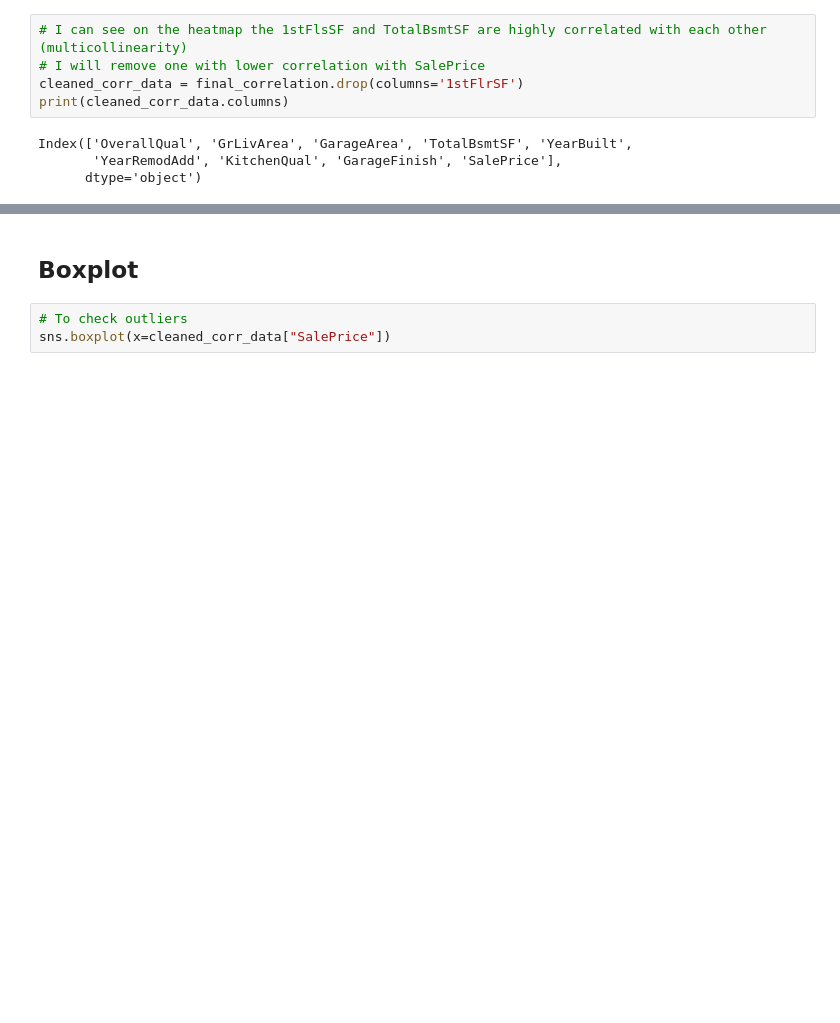
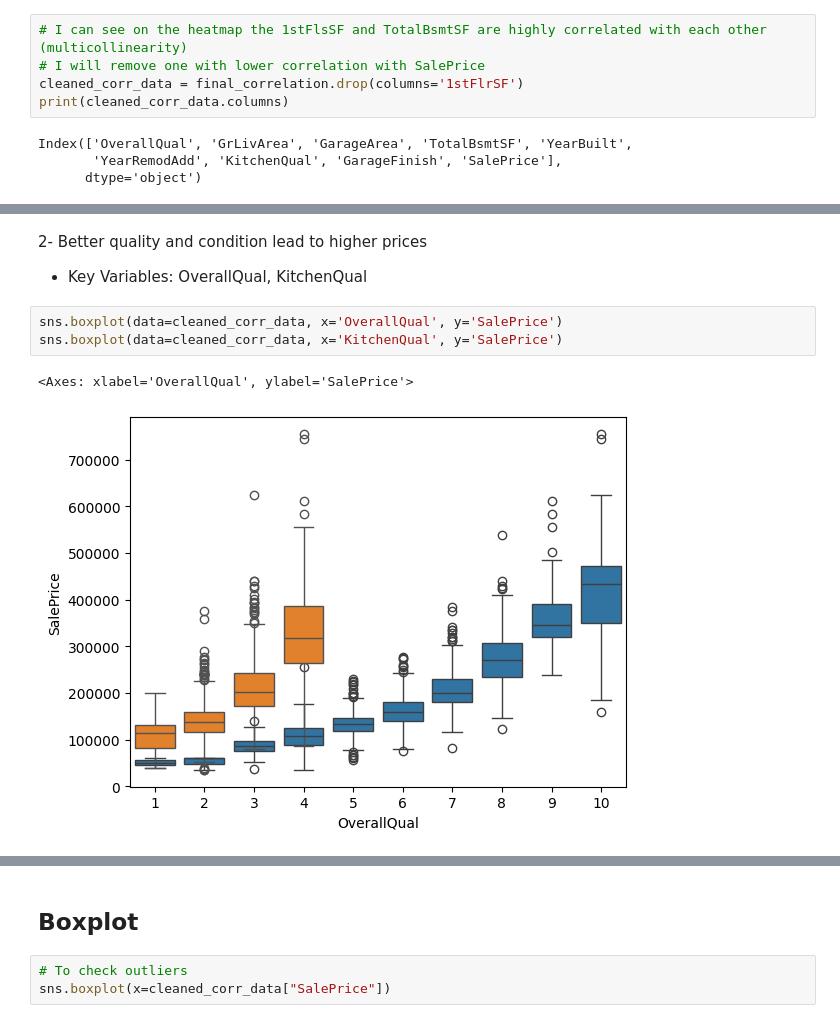
Before and after one commit to Naviid24/pp5-house-price-prediction, a Jupyter notebook: notebooks/data_collection_and_exploration.ipynb, the cells around one changed output, grey strips where cells are left out. Saved outputs shown, nothing was run; the diff lists cells and outputs as text; blank space fills up the shorter version.

```diff
--- a/notebooks/data_collection_and_exploration.ipynb
+++ b/notebooks/data_collection_and_exploration.ipynb
@@ -516,0 +519,9 @@ sns.scatterplot(data=data, x='GarageArea', y='SalePrice')
+# %% [markdown]
+2- Better quality and condition lead to higher prices
+  - Key Variables: OverallQual, KitchenQual
+# %%
+sns.boxplot(data=cleaned_corr_data, x='OverallQual', y='SalePrice')
+sns.boxplot(data=cleaned_corr_data, x='KitchenQual', y='SalePrice')
+# %% [output]
+<Axes: xlabel='OverallQual', ylabel='SalePrice'>
+[figure, added]
```
Also changed, not shown: parts of 10 cells of this notebook.
